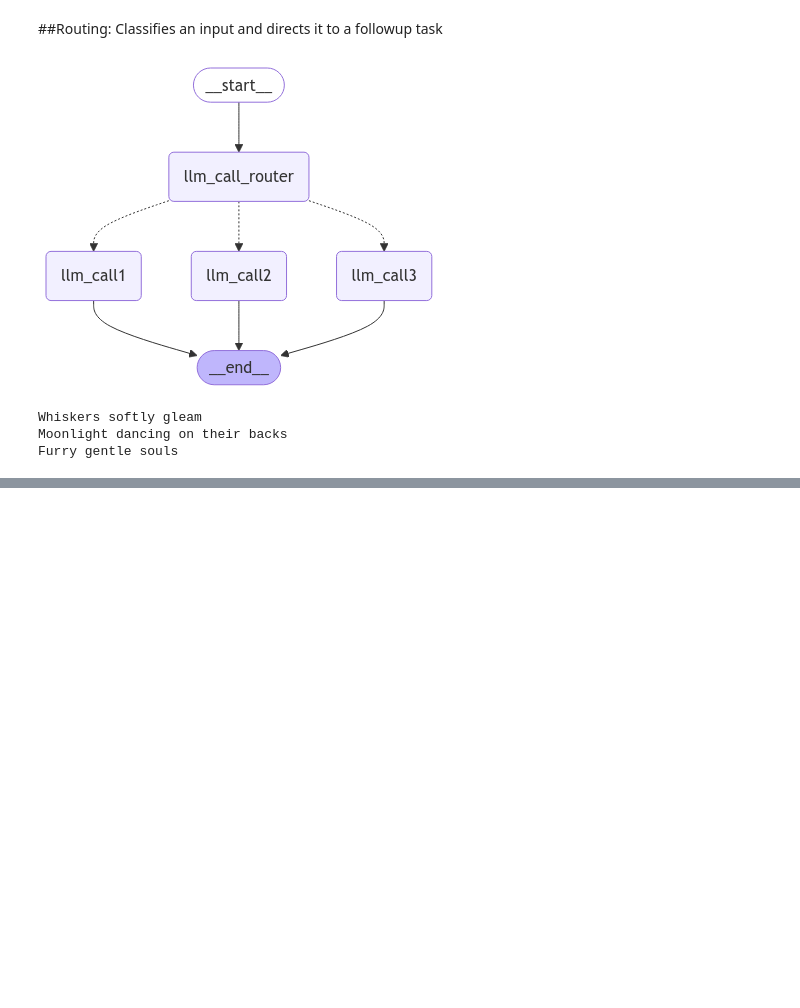
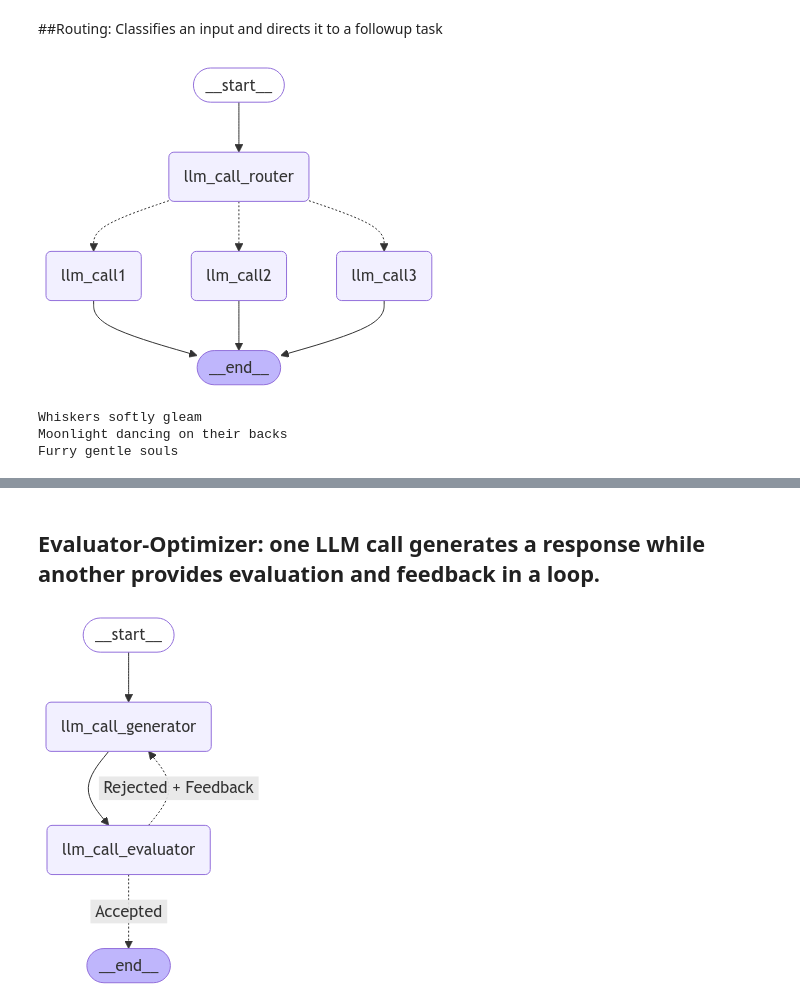
Before and after one commit to lucky096/llm_augmented_workflow, a Jupyter notebook: Agents.ipynb, the cells around one changed output, grey strips where cells are left out. Drawn from its saved outputs; the diff is of its cells as text; code cells hidden in the pictures; blank space fills up the shorter version.

```diff
--- a/Agents.ipynb
+++ b/Agents.ipynb
@@ -370,0 +467,8 @@ Furry gentle souls
+# %%
+#invoke the orchestrator worker workflow
+
+state = orchestrator_worker.invoke({"topic": "Create a report on CKD disease and treatment"})
+
+from IPython.display import Markdown
+
+Markdown(state["final_report"])
@@ -370,0 +536,71 @@ Furry gentle souls
+# %% [markdown]
+## Evaluator-Optimizer: one LLM call generates a response while another provides evaluation and feedback in a loop.
+# %%
+#graph state
+class State(TypedDict):
+  haiku: str
+  topic: str
+  feedback: str
+  good_or_not: str
+
+#schema for structured output to use in evaluation
+class Feedback(BaseModel):
+  grade: Literal["good", "not good"] = Field(None, description="Decide if the haikur is good or not")
+  feedback: str = Field(None, description="If the haiku is not good, provide a feedback on how to improve it.")
+
+#augment the llm with schema for structured output
+evaluator = llm.with_structured_output(Feedback)
+
+#nodes
+def llm_call_generator(state: State):
+  """LLM writes a haiku"""
+
+  if state.get("feedback"):
+    msg = llm.invoke(
+        f"Write a haiu about {state['topic']} but take into account the feedback: {state['feedback']}"
+    )
+  else:
+    msg = llm.invoke(f"Write a haiku about {state['topic']}")
+  return {"haiku": msg.content}
+
+def llm_call_evaluator(state: State):
+  """LLM evaluates the haiku"""
+
+  grade = evaluator.invoke(f"Grade the haiku {state['haiku']}")
+  return {"good_or_not": grade.grade, "feedback": grade.feedback}
+
+#conditional edge function to route back to haiku generator or end based upon feedback from the evaluator
+def route_haiku(state: State):
+  """Route back to haiku generator or end based upon feedback from the evaluator"""
+
+  if state["good_or_not"] == "good":
+    return "Accepted"
+  elif state["good_or_not"] == "not good":
+    return "Rejected + Feedback"
+
+#build workflow
+optimizer_builder = StateGraph(State)
+
+#add nodes
+optimizer_builder.add_node("llm_call_generator", llm_call_generator)
+optimizer_builder.add_node("llm_call_evaluator", llm_call_evaluator)
+
+#add edges to connect nodes
+optimizer_builder.add_edge(START, "llm_call_generator")
+optimizer_builder.add_edge("llm_call_generator", "llm_call_evaluator")
+optimizer_builder.add_conditional_edges(
+    "llm_call_evaluator",
+    route_haiku,
+    { #Name returned by route_joke : Name of next node to visit
+        "Rejected + Feedback": "llm_call_generator",
+        "Accepted": END,
+    }
+)
+
+#compile the workflow
+optimizer_workflow = optimizer_builder.compile()
+
+#display workflow
+display(Image(optimizer_workflow.get_graph().draw_mermaid_png()))
+# %% [output]
+[figure, added]
```
Also changed, not shown: parts of 5 cells of this notebook.
